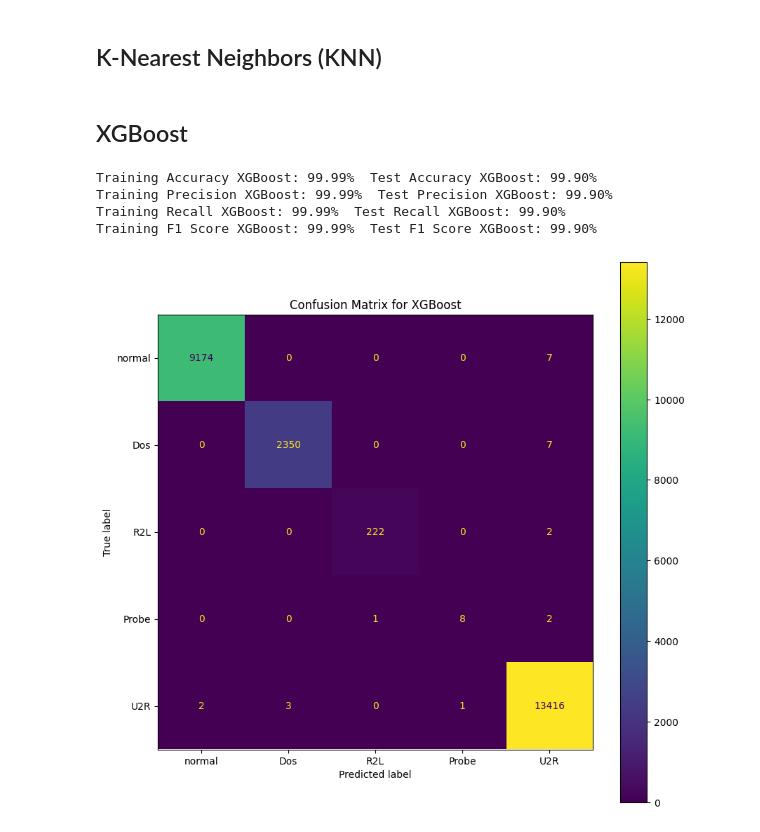
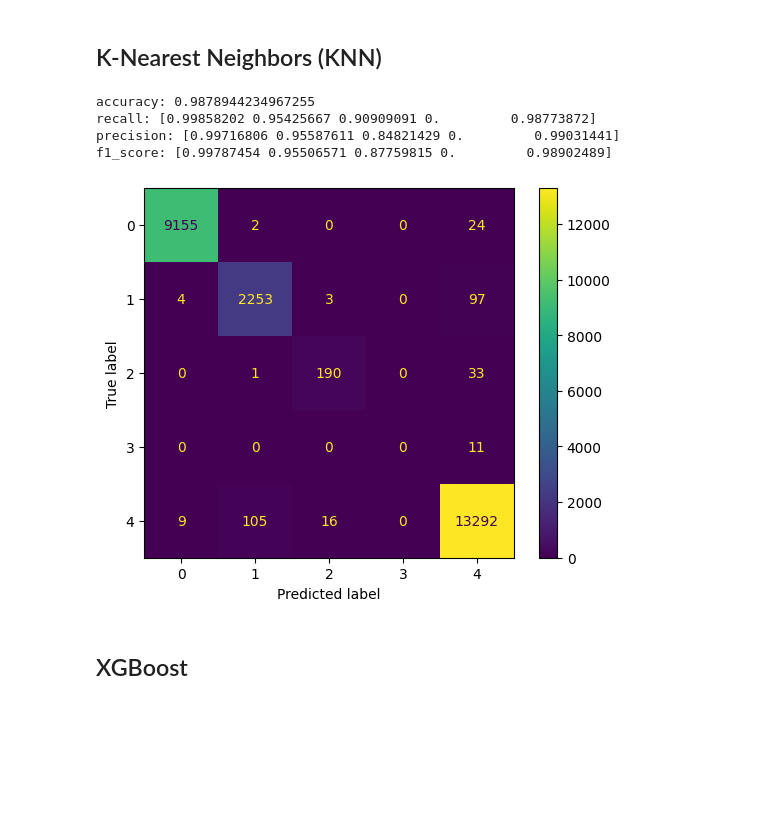
Before and after one commit to Tek-nr/InstructionDetectionSystem, a Jupyter notebook: IntrusionDetectionSystem.ipynb, the cells around one changed output. Cells and saved outputs as stored; diff of their text form; code cells hidden in the pictures; blank space fills up the shorter version.

Commit message:
Changed model performance system for multi-class classification

```diff
--- a/IntrusionDetectionSystem.ipynb
+++ b/IntrusionDetectionSystem.ipynb
@@ -627,7 +634,32 @@ X_train.shape, y_train.shape
 X_test.shape, y_test.shape
 # %% [output]
 ((25195, 122), (25195,))
+# %%
+from sklearn import preprocessing
+
+def metric(y_pred):
+    accuracy = metrics.accuracy_score(y_pred, y_test)
+    recall = metrics.recall_score(y_pred, y_test, labels=[0,1,2,3,4], average=None)
+    precision = metrics.precision_score(y_pred, y_test, labels=[0,1,2,3,4], average=None)
+    f1_score = metrics.f1_score(y_pred, y_test, labels=[0,1,2,3,4], average=None)
+    cm = metrics.confusion_matrix(y_test, y_pred)
+    print(f'accuracy: {accuracy}')
+    print(f'recall: {recall}')
+    print(f'precision: {precision}')
+    print(f'f1_score: {f1_score}')
+    le = preprocessing.LabelEncoder()
+    disp = metrics.ConfusionMatrixDisplay(confusion_matrix=cm)
+    disp.plot()
+    plt.show()
 # %% [markdown]
 ## K-Nearest Neighbors (KNN)
 # %%
 knn = KNeighborsClassifier(n_neighbors=20).fit(X_train, y_train)
+y_pred_knn = knn.predict(X_test)
+metric(y_pred_knn)
+# %% [output]
+accuracy: 0.9878944234967255
+recall: [0.99858202 0.95425667 0.90909091 0.         0.98773872]
+precision: [0.99716806 0.95587611 0.84821429 0.         0.99031441]
+f1_score: [0.99787454 0.95506571 0.87759815 0.         0.98902489]
+[figure, added]
@@ -636,11 +666,2 @@ evaluate_classification(knn, 'KNN', X_train, X_test, y_train, y_test, labels=['n
 # %% [markdown]
 ## XGBoost
-# %%
-xgb_model.fit(X_train, y_train)
-evaluate_classification(xgb_model, 'XGBoost', X_train, X_test, y_train, y_test, labels=['normal','Dos','R2L','U2R','Probe'])
-# %% [output]
-Training Accuracy XGBoost: 99.99%  Test Accuracy XGBoost: 99.90%
-Training Precision XGBoost: 99.99%  Test Precision XGBoost: 99.90%
-Training Recall XGBoost: 99.99%  Test Recall XGBoost: 99.90%
-Training F1 Score XGBoost: 99.99%  Test F1 Score XGBoost: 99.90%
-[figure, removed]
```
Also changed, not shown: parts of 7 cells of this notebook.
